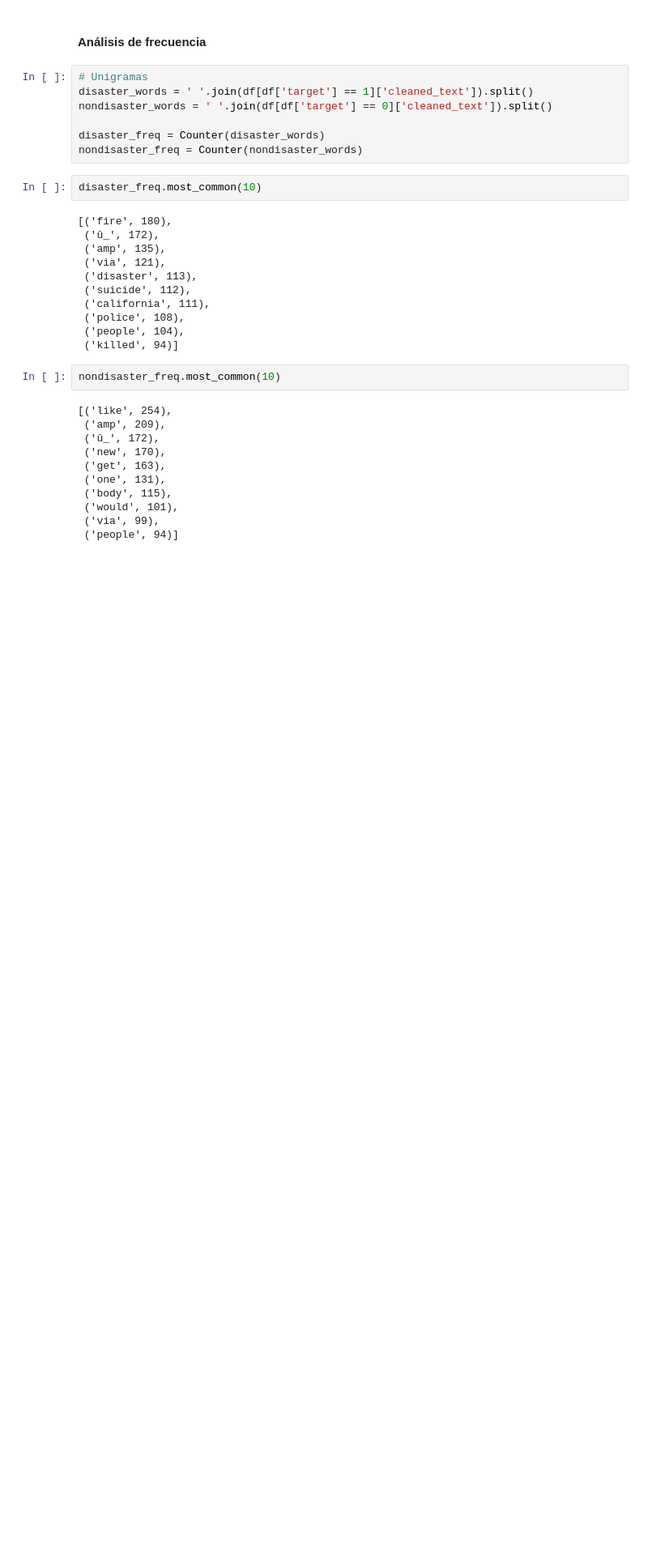
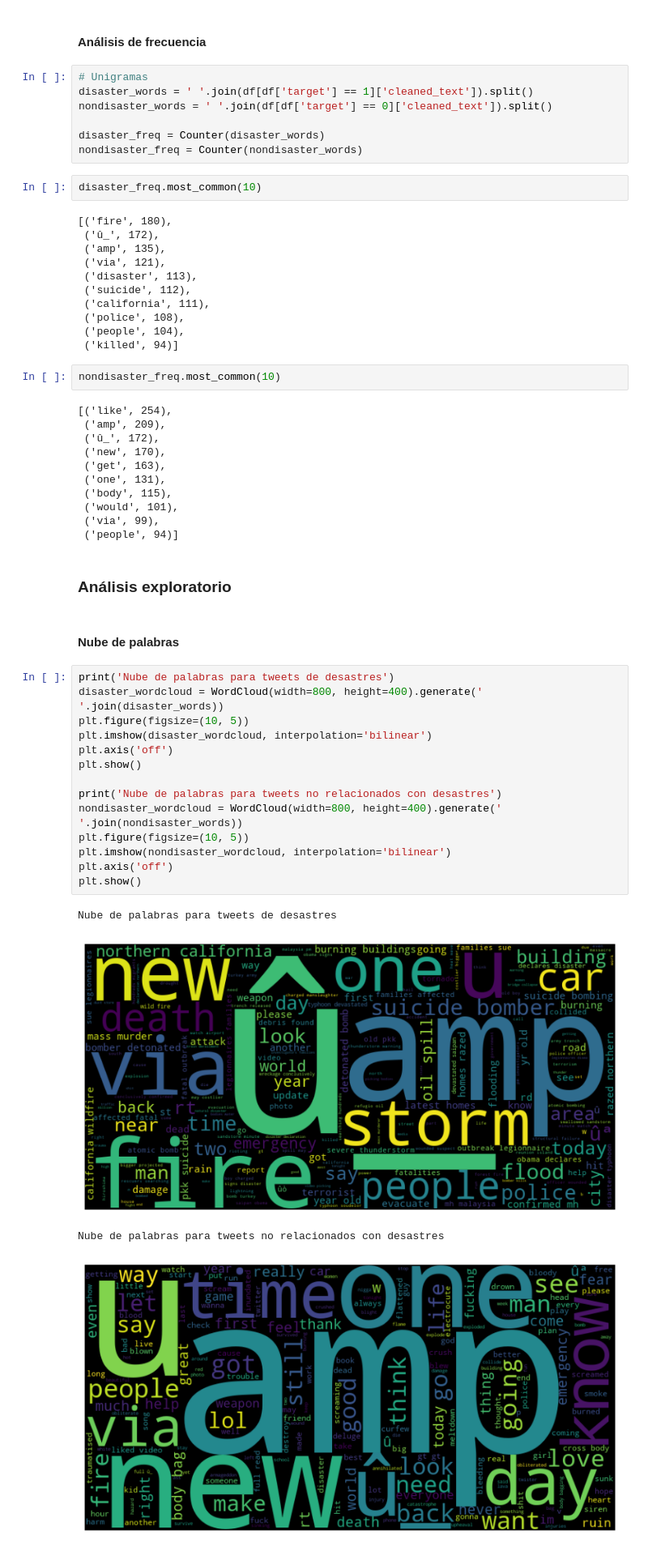
Before and after one commit to emiliosolanoo21/TextMining, a Jupyter notebook: textMining.ipynb, the cells around one changed output. Shown: that part at 81% size. Cells and saved outputs as stored; diff of their text form; blank space fills up the shorter version.

```diff
--- a/textMining.ipynb
+++ b/textMining.ipynb
@@ -168,3 +168,26 @@ nondisaster_freq.most_common(10)
  ('would', 101),
  ('via', 99),
  ('people', 94)]
+# %% [markdown]
+### Análisis exploratorio
+# %% [markdown]
+#### Nube de palabras
+# %%
+print('Nube de palabras para tweets de desastres')
+disaster_wordcloud = WordCloud(width=800, height=400).generate(' '.join(disaster_words))
+plt.figure(figsize=(10, 5))
+plt.imshow(disaster_wordcloud, interpolation='bilinear')
+plt.axis('off')
+plt.show()
+
+print('Nube de palabras para tweets no relacionados con desastres')
+nondisaster_wordcloud = WordCloud(width=800, height=400).generate(' '.join(nondisaster_words))
+plt.figure(figsize=(10, 5))
+plt.imshow(nondisaster_wordcloud, interpolation='bilinear')
+plt.axis('off')
+plt.show()
+# %% [output]
+Nube de palabras para tweets de desastres
+[figure, added]
+Nube de palabras para tweets no relacionados con desastres
+[figure, added]
```
Also changed, not shown: parts of 2 cells of this notebook.
